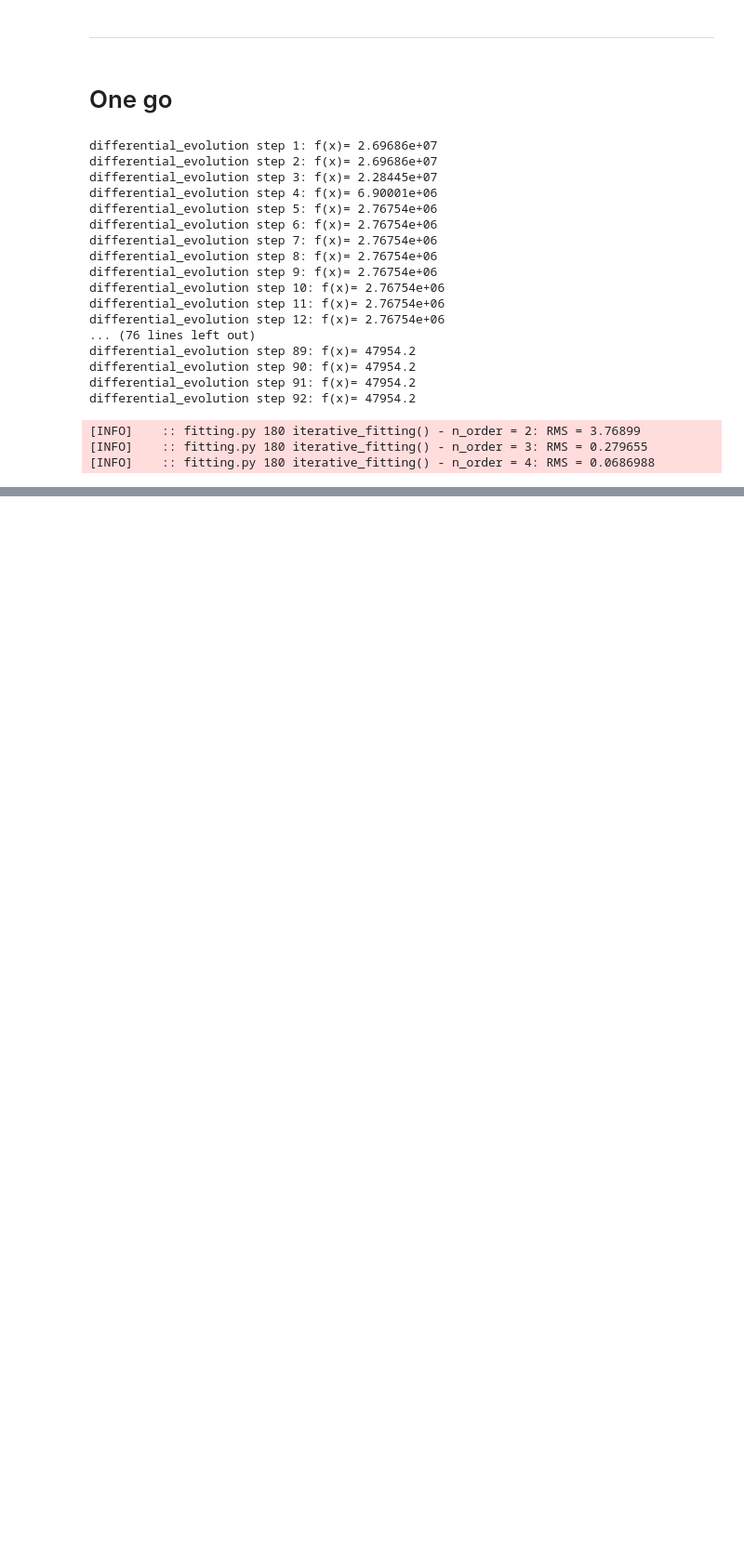
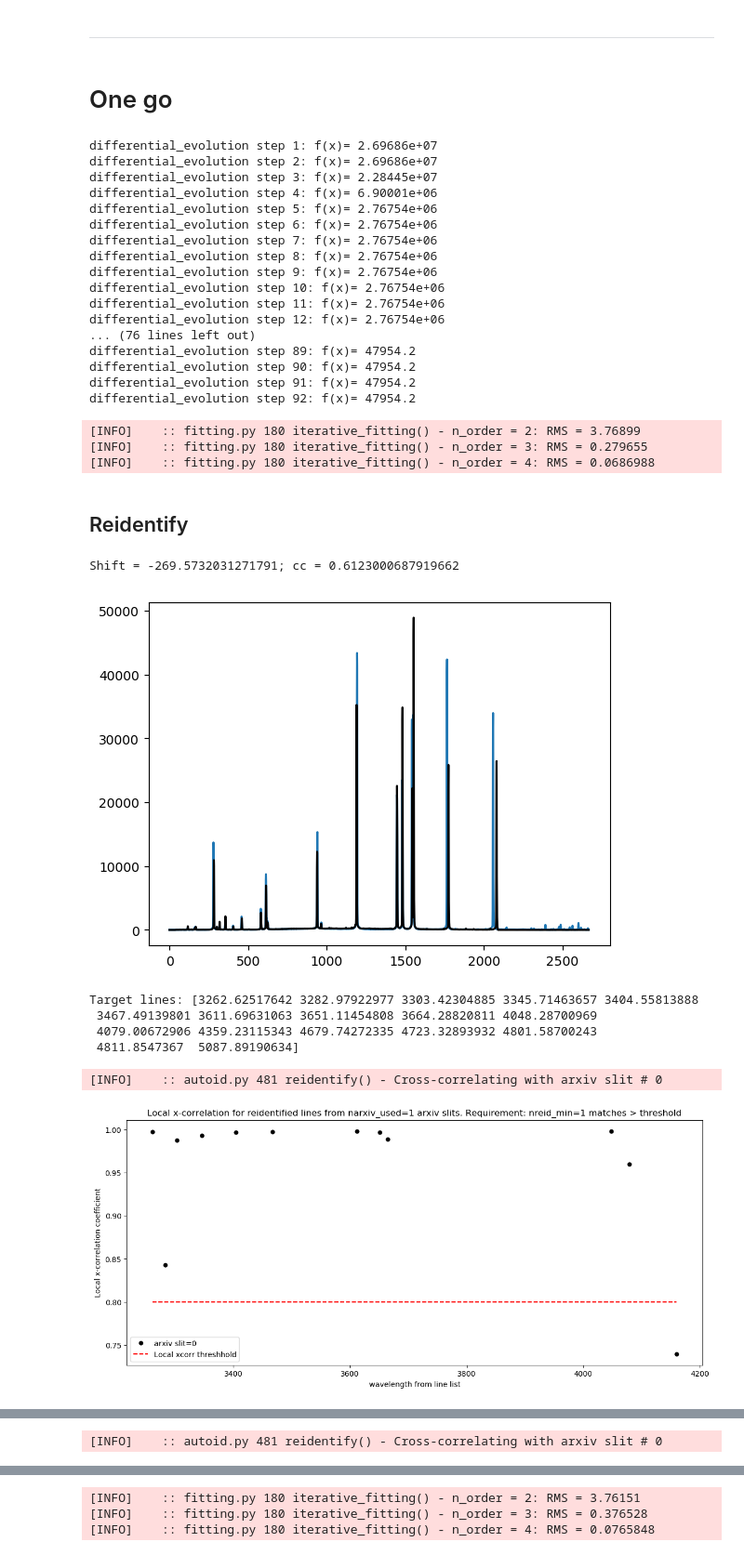
Before and after one commit to pypeit/PypeIt-development-suite, a Jupyter notebook: dev_algorithms/wavelengths/LRISb_fit.ipynb, the cells around one changed output, grey strips where cells are left out. Shown at 93% size. Saved outputs shown, nothing was run; the diff lists cells and outputs as text; code cells hidden in the pictures; blank space fills up the shorter version.

Commit message:
multi reid

```diff
--- a/dev_algorithms/wavelengths/LRISb_fit.ipynb
+++ b/dev_algorithms/wavelengths/LRISb_fit.ipynb
@@ -260,3 +260,17 @@ differential_evolution step 92: f(x)= 47954.2
 [INFO]    :: fitting.py 180 iterative_fitting() - n_order = 2: RMS = 3.76899
 [INFO]    :: fitting.py 180 iterative_fitting() - n_order = 3: RMS = 0.279655
 [INFO]    :: fitting.py 180 iterative_fitting() - n_order = 4: RMS = 0.0686988
+# %% [markdown]
+## Reidentify
+# %%
+reload(lbt)
+final_fit = lbt.reid_in_steps(11, '600', plot_fil='600.png')
+# %% [output]
+Shift = -269.5732031271791; cc = 0.6123000687919662
+[figure, added]
+Target lines: [3262.62517642 3282.97922977 3303.42304885 3345.71463657 3404.55813888
+ 3467.49139801 3611.69631063 3651.11454808 3664.28820811 4048.28700969
+ 4079.00672906 4359.23115343 4679.74272335 4723.32893932 4801.58700243
+ 4811.8547367  5087.89190634]
+[INFO]    :: autoid.py 481 reidentify() - Cross-correlating with arxiv slit # 0
+[figure, added]
@@ -262,0 +278 @@ differential_evolution step 92: f(x)= 47954.2
+[INFO]    :: autoid.py 481 reidentify() - Cross-correlating with arxiv slit # 0
@@ -262,0 +281,3 @@ differential_evolution step 92: f(x)= 47954.2
+[INFO]    :: fitting.py 180 iterative_fitting() - n_order = 2: RMS = 3.76151
+[INFO]    :: fitting.py 180 iterative_fitting() - n_order = 3: RMS = 0.376528
+[INFO]    :: fitting.py 180 iterative_fitting() - n_order = 4: RMS = 0.0765848
```
Also changed, not shown: parts of 1 cell of this notebook, 1 other file.
